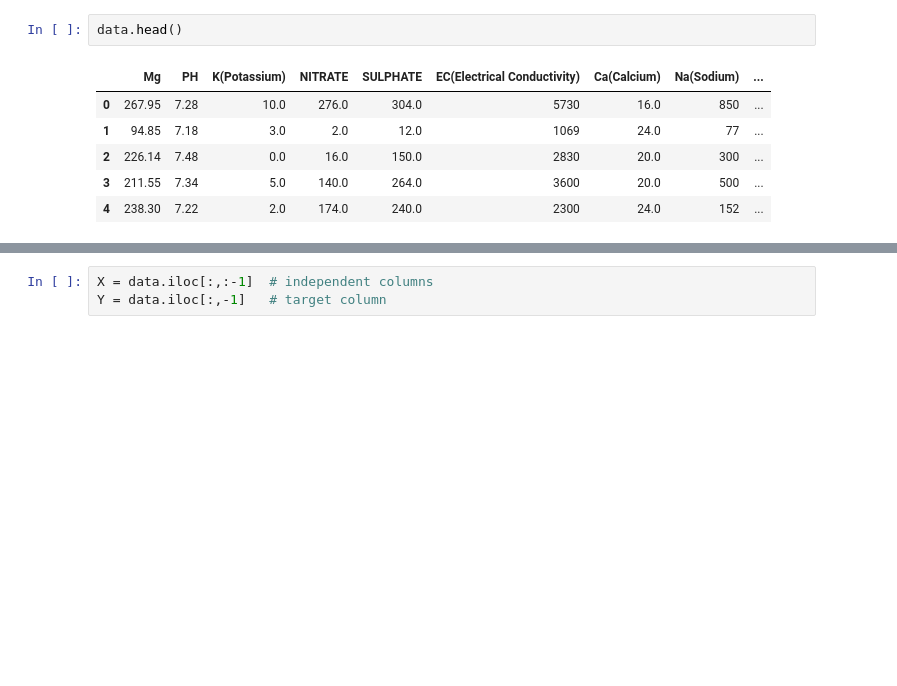
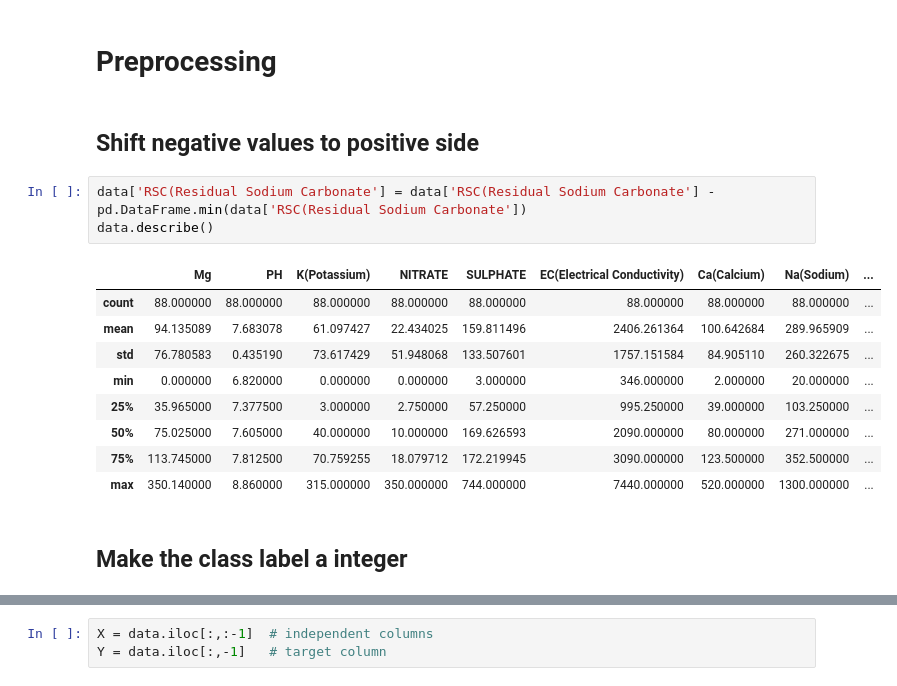
Before and after one commit to shashank68/water_quality_classifier, a Jupyter notebook: Featureselection/feature_selection.ipynb, the cells around one changed output, grey strips where cells are left out. Saved outputs shown, nothing was run; the diff lists cells and outputs as text; blank space fills up the shorter version.

```diff
--- a/Featureselection/feature_selection.ipynb
+++ b/Featureselection/feature_selection.ipynb
@@ -6,11 +22,21 @@ data = pd.read_excel('water_quality_dataset.xlsx', sheet_name='RapidMiner Data',
-# %%
-data.head()
-# %% [output]
-|  | Mg | PH | K(Potassium) | NITRATE | SULPHATE | EC(Electrical Conductivity) | Ca(Calcium) | Na(Sodium) | ... |
-| 0 | 267.95 | 7.28 | 10.0 | 276.0 | 304.0 | 5730 | 16.0 | 850 | ... |
-| 1 | 94.85 | 7.18 | 3.0 | 2.0 | 12.0 | 1069 | 24.0 | 77 | ... |
-| 2 | 226.14 | 7.48 | 0.0 | 16.0 | 150.0 | 2830 | 20.0 | 300 | ... |
-| 3 | 211.55 | 7.34 | 5.0 | 140.0 | 264.0 | 3600 | 20.0 | 500 | ... |
-| 4 | 238.30 | 7.22 | 2.0 | 174.0 | 240.0 | 2300 | 24.0 | 152 | ... |
+# %% [markdown]
+# Preprocessing
+# %% [markdown]
+## Shift negative values to positive side
+# %%
+data['RSC(Residual Sodium Carbonate'] = data['RSC(Residual Sodium Carbonate'] - pd.DataFrame.min(data['RSC(Residual Sodium Carbonate'])
+data.describe()
+# %% [output]
+|  | Mg | PH | K(Potassium) | NITRATE | SULPHATE | EC(Electrical Conductivity) | Ca(Calcium) | Na(Sodium) | ... |
+| count | 88.000000 | 88.000000 | 88.000000 | 88.000000 | 88.000000 | 88.000000 | 88.000000 | 88.000000 | ... |
+| mean | 94.135089 | 7.683078 | 61.097427 | 22.434025 | 159.811496 | 2406.261364 | 100.642684 | 289.965909 | ... |
+| std | 76.780583 | 0.435190 | 73.617429 | 51.948068 | 133.507601 | 1757.151584 | 84.905110 | 260.322675 | ... |
+| min | 0.000000 | 6.820000 | 0.000000 | 0.000000 | 3.000000 | 346.000000 | 2.000000 | 20.000000 | ... |
+| 25% | 35.965000 | 7.377500 | 3.000000 | 2.750000 | 57.250000 | 995.250000 | 39.000000 | 103.250000 | ... |
+| 50% | 75.025000 | 7.605000 | 40.000000 | 10.000000 | 169.626593 | 2090.000000 | 80.000000 | 271.000000 | ... |
+| 75% | 113.745000 | 7.812500 | 70.759255 | 18.079712 | 172.219945 | 3090.000000 | 123.500000 | 352.500000 | ... |
+| max | 350.140000 | 8.860000 | 315.000000 | 350.000000 | 744.000000 | 7440.000000 | 520.000000 | 1300.000000 | ... |
+# %% [markdown]
+## Make the class label a integer
 # %%
 target_column = 'water Quality(A/B/C/D/E)'
```
Also changed, not shown: parts of 24 cells of this notebook.
